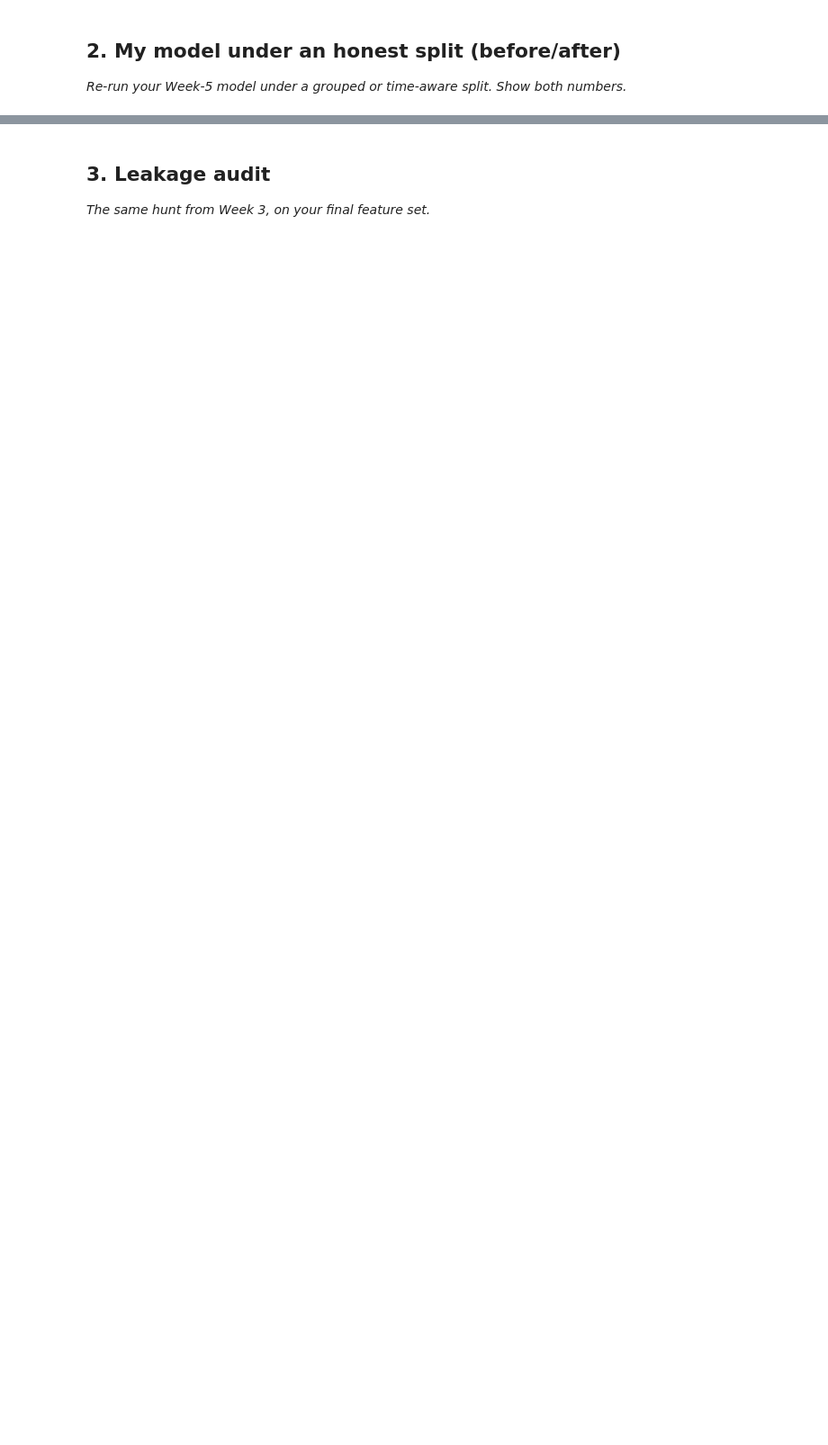
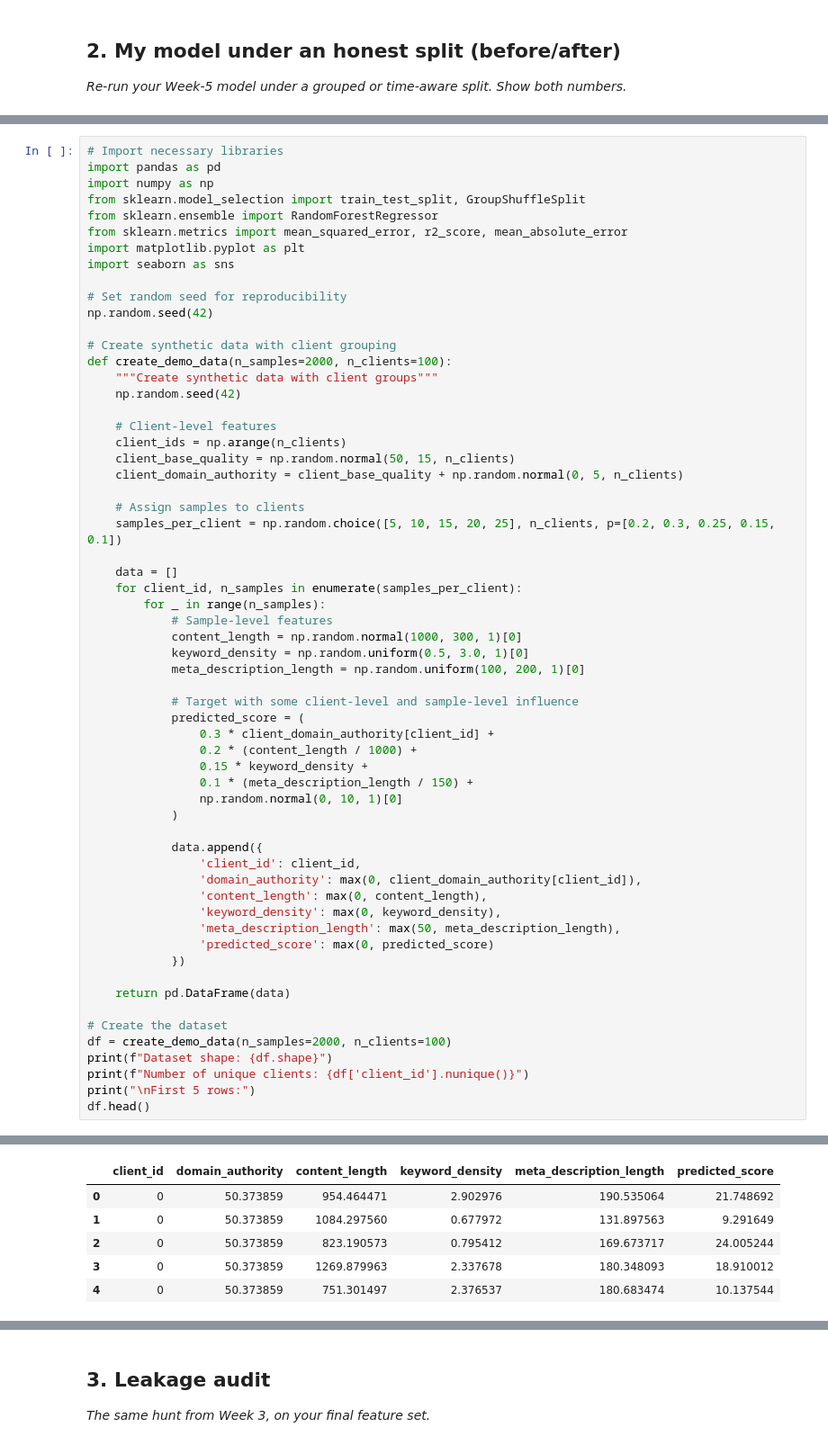
Before and after one commit to bushrahaider04/flyrank-ml-internship, a Jupyter notebook: work/notebooks/w06_validation_audit.ipynb, the cells around one changed output, grey strips where cells are left out. Shown at 90% size. Drawn from its saved outputs; the diff is of its cells as text; blank space fills up the shorter version.

```diff
--- a/work/notebooks/w06_validation_audit.ipynb
+++ b/work/notebooks/w06_validation_audit.ipynb
@@ -16,0 +45,61 @@ This skeleton is yours to fill. Work the sections **in order** — each one has
+# %%
+# Import necessary libraries
+import pandas as pd
+import numpy as np
+from sklearn.model_selection import train_test_split, GroupShuffleSplit
+from sklearn.ensemble import RandomForestRegressor
+from sklearn.metrics import mean_squared_error, r2_score, mean_absolute_error
+import matplotlib.pyplot as plt
+import seaborn as sns
+
+# Set random seed for reproducibility
+np.random.seed(42)
+
+# Create synthetic data with client grouping
+def create_demo_data(n_samples=2000, n_clients=100):
+    """Create synthetic data with client groups"""
+    np.random.seed(42)
+
+    # Client-level features
+    client_ids = np.arange(n_clients)
+    client_base_quality = np.random.normal(50, 15, n_clients)
+    client_domain_authority = client_base_quality + np.random.normal(0, 5, n_clients)
+
+    # Assign samples to clients
+    samples_per_client = np.random.choice([5, 10, 15, 20, 25], n_clients, p=[0.2, 0.3, 0.25, 0.15, 0.1])
+
+    data = []
+    for client_id, n_samples in enumerate(samples_per_client):
+        for _ in range(n_samples):
+            # Sample-level features
+            content_length = np.random.normal(1000, 300, 1)[0]
+            keyword_density = np.random.uniform(0.5, 3.0, 1)[0]
+            meta_description_length = np.random.uniform(100, 200, 1)[0]
+
+            # Target with some client-level and sample-level influence
+            predicted_score = (
+                0.3 * client_domain_authority[client_id] +
+                0.2 * (content_length / 1000) +
+                0.15 * keyword_density +
+                0.1 * (meta_description_length / 150) +
+                np.random.normal(0, 10, 1)[0]
+            )
+
+            data.append({
+                'client_id': client_id,
+                'domain_authority': max(0, client_domain_authority[client_id]),
+                'content_length': max(0, content_length),
+                'keyword_density': max(0, keyword_density),
+                'meta_description_length': max(50, meta_description_length),
+                'predicted_score': max(0, predicted_score)
+            })
+
+    return pd.DataFrame(data)
+
+# Create the dataset
+df = create_demo_data(n_samples=2000, n_clients=100)
+print(f"Dataset shape: {df.shape}")
+print(f"Number of unique clients: {df['client_id'].nunique()}")
+print("\nFirst 5 rows:")
+df.head()
+# %% [output]
@@ -16,0 +110,6 @@ This skeleton is yours to fill. Work the sections **in order** — each one has
+|  | client_id | domain_authority | content_length | keyword_density | meta_description_length | predicted_score |
+| 0 | 0 | 50.373859 | 954.464471 | 2.902976 | 190.535064 | 21.748692 |
+| 1 | 0 | 50.373859 | 1084.297560 | 0.677972 | 131.897563 | 9.291649 |
+| 2 | 0 | 50.373859 | 823.190573 | 0.795412 | 169.673717 | 24.005244 |
+| 3 | 0 | 50.373859 | 1269.879963 | 2.337678 | 180.348093 | 18.910012 |
+| 4 | 0 | 50.373859 | 751.301497 | 2.376537 | 180.683474 | 10.137544 |
```
Also changed, not shown: parts of 14 cells of this notebook.
